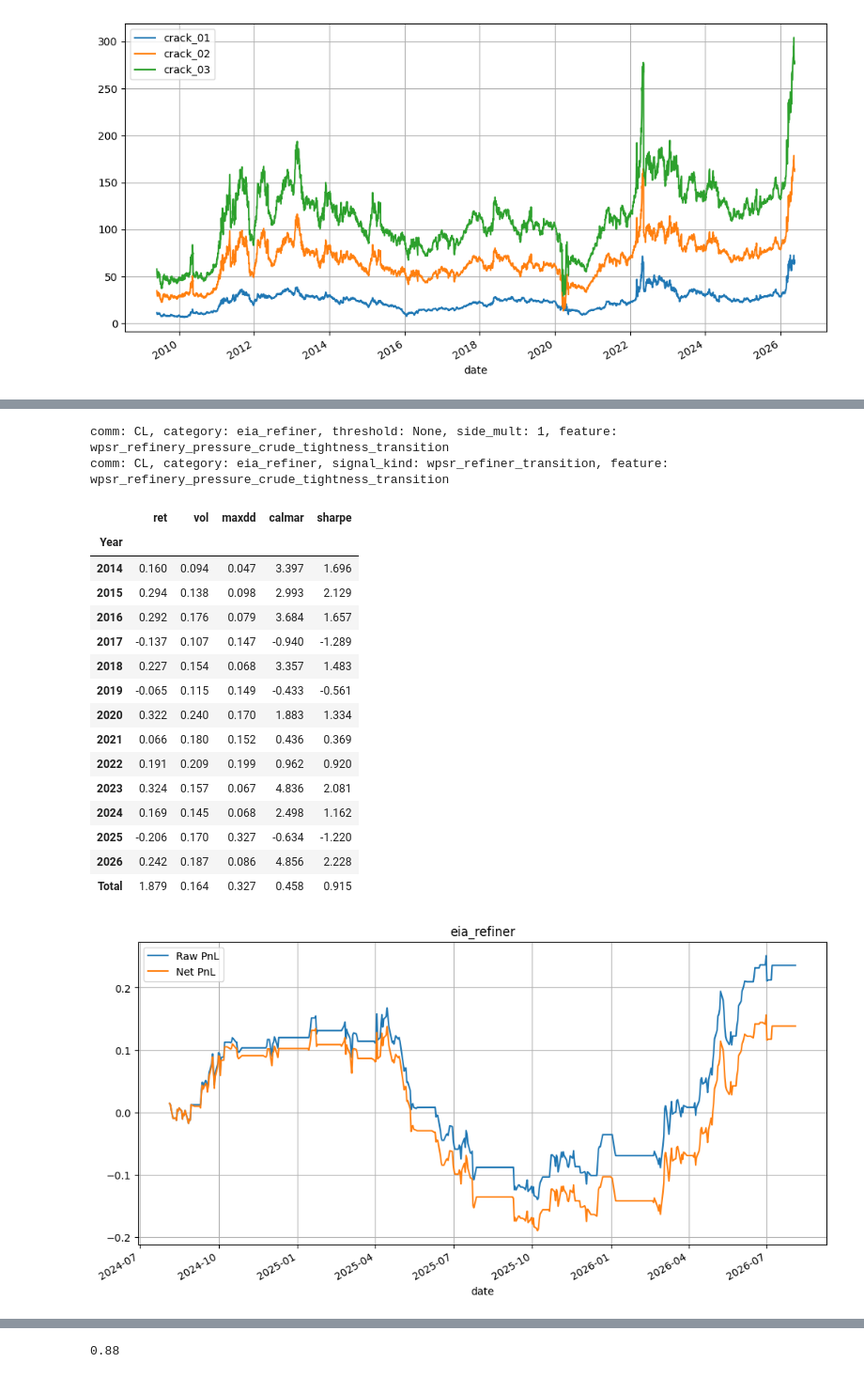
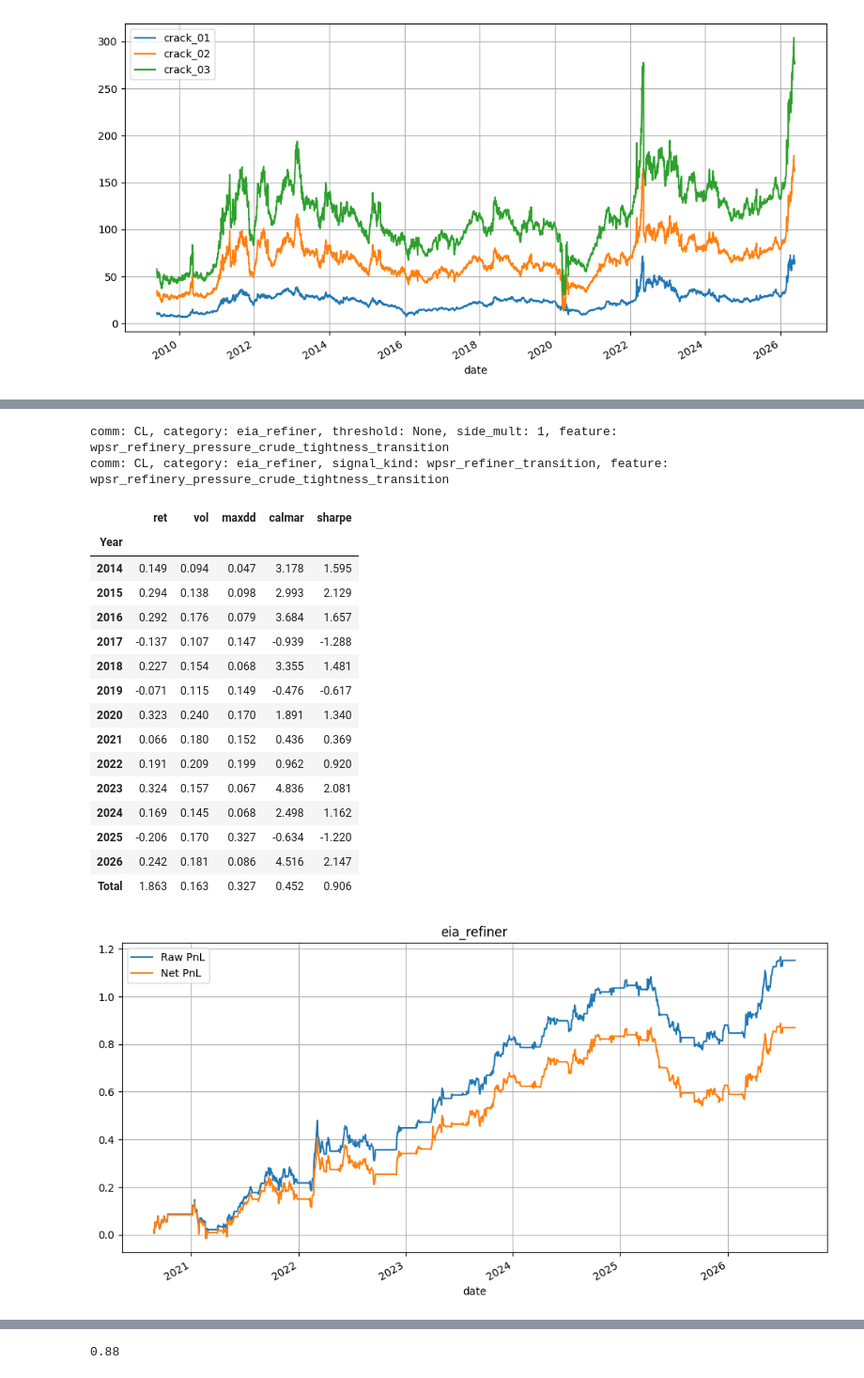
Before and after one commit to chenxu0602/comm-ls, a Jupyter notebook: notebooks/backtest_cl.ipynb, the cells around one changed output, grey strips where cells are left out. Shown at 94% size. Saved outputs shown, nothing was run; the diff lists cells and outputs as text; code cells hidden in the pictures.

```diff
--- a/notebooks/backtest_cl.ipynb
+++ b/notebooks/backtest_cl.ipynb
@@ -28,6 +30,7 @@ SLEEVE_CONFIG = {
         "tickers": ["DINO", "DK", "PBF"],
         # "tickers": ["DINO", "DK"],
         "feature": "front_third_annualized_carry_chg_21d",
+        # 'feature': 'front_third_annualized_carry_same_contract_chg_21d',
         "threshold": 0.01,
         "side_mult": 1,
         "mode": "fixed_hold",
@@ -85,11 +88,13 @@ SLEEVE_CONFIG = {
         "mode": "sign",
         "hold_days": None,
         "weights": {"FTI": 0.25, "OII": 0.25, "SLB": 0.25, "HAL": 0.25},
-        # "weights": {"FTI": 0.0, "OII": 0.0, "SLB": 0.5, "HAL": 0.5},
+        # "weights": {"FTI": 0.5, "OII": 0.5, "SLB": 0.0, "HAL": 0.0},
     },
     "shipping": {
         "tickers": ["DHT", "FRO", "TNK", "STNG", "INSW"],
-        'feature': 'carry',
+        # 'feature': 'carry',
+        # "threshold": 0.01,
+        'feature': 'calendar_dec_annualized_carry',
         "threshold": 0.01,
         "side_mult": -1,
         "mode": "fixed_hold",
@@ -359,7 +364,11 @@ def load_fut_continuous_data(ticker: str, root=ROOT):
 
 def load_stock_data(ticker, comm="CL", root=ROOT):
     comm = comm.upper()
-    cache_path = root / f"data/cache/feature_return/{comm}-multi_return.parquet"
+    # REFINERY_CRACK is an independent fixed-calendar June-contract
+    # pipeline. M0 roll shadows (_2/_fast) do not change its signal, so
+    # route it explicitly to the current canonical crack cache.
+    effective_suffix = "" if comm == "REFINERY_CRACK" else CACHE_SUFFIX
+    cache_path = root / f"data/cache/feature_return/{comm}-multi_return{effective_suffix}.parquet"
 
     df = pd.read_parquet(cache_path)
     out = df[df["ticker"].eq(ticker)].copy()
@@ -528,14 +537,15 @@ def calc_wpsr_refiner_sig(
         df_ret.loc[df_ret.index >= start_ts],
     )
 # %%
-def shipping_sticky_signal(carry, m0_log_ret_5d):
+def shipping_sticky_signal(carry, m0_log_ret_5d, accel):
     carry = pd.to_numeric(carry, errors="coerce")
     momentum = pd.to_numeric(m0_log_ret_5d, errors="coerce")
     carry_change_20d = carry.diff(20)
 
-    long_entry = (momentum < 0) & (carry < 0)
+    long_entry = (momentum < 0) & (carry < 0) # & (accel > -0.05)
     short_entry = (momentum > 0) & (carry > 0)
     reset_state = carry_change_20d > 0.01
+    # reset_state = carry_change_20d > carry.rolling(20, min_periods=10).std()
     invalid = carry.isna() | momentum.isna()
 
     # Priority: short_entry > reset_state > long_entry
@@ -668,7 +678,8 @@ def calc_sig(
         elif category in ['shipping']:
             carry = df["feature_value__carry"]
             momentum = df["feature_value__front_log_ret_5d_v2"]
-            df["sig"] = shipping_sticky_signal(carry, momentum)
+            accel = df["feature_value__ret_accel_21d_vs_63d_v2"]
+            df["sig"] = shipping_sticky_signal(carry, momentum, accel)
         elif category == 'service':
             vol = df['feature_value'].rolling(60, min_periods=20).std()
             # vol = threshold
@@ -972,7 +983,7 @@ def calc_stats(ds: pd.Series) -> pd.DataFrame:
         'sharpe': sharpes,
     }).set_index('Year').round(3)
 # %%
-target_date = pd.Timestamp("2026-08-04")
+target_date = pd.Timestamp("2026-08-19")
 # %%
 crack_results = {}
 
@@ -1102,42 +1113,42 @@ df_eia_refiner, df_eia_refiner_ret = calc_sig(
     comm="CL",
     start="2014-01-01",
     ret_col="residual_return_mktsec_w12m",
 )
 
 delay = SLEEVE_CONFIG["eia_refiner"]["position_delay_sessions"]
 
 df_eia_refiner_pos, df_eia_refiner_target = calc_pos_with_future(df_eia_refiner, [target_date], delay=delay,)
 
 df_eia_refiner_pnl, df_eia_refiner_net = calc_pnl(df_eia_refiner_pos, df_eia_refiner_ret)
 
 pd.DataFrame({
     'Raw PnL': df_eia_refiner_pnl.sum(axis=1),
     'Net PnL': df_eia_refiner_net.sum(axis=1),
-}).iloc[-500:].cumsum().plot(figsize=(12, 6), title='eia_refiner', grid=True)
+}).iloc[-1500:].cumsum().plot(figsize=(12, 6), title='eia_refiner', grid=True)
 
 df_eia_refiner_net.to_csv('sim_results/eia_refiner.csv', index=True)
 
 calc_stats(df_eia_refiner_net.loc["2014-01-01":].sum(axis=1))
 # %% [output]
 comm: CL, category: eia_refiner, threshold: None, side_mult: 1, feature: wpsr_refinery_pressure_crude_tightness_transition
 comm: CL, category: eia_refiner, signal_kind: wpsr_refiner_transition, feature: wpsr_refinery_pressure_crude_tightness_transition
 |  | ret | vol | maxdd | calmar | sharpe |
 | Year |  |  |  |  |  |
-| 2014 | 0.160 | 0.094 | 0.047 | 3.397 | 1.696 |
+| 2014 | 0.149 | 0.094 | 0.047 | 3.178 | 1.595 |
 | 2015 | 0.294 | 0.138 | 0.098 | 2.993 | 2.129 |
 | 2016 | 0.292 | 0.176 | 0.079 | 3.684 | 1.657 |
-| 2017 | -0.137 | 0.107 | 0.147 | -0.940 | -1.289 |
-| 2018 | 0.227 | 0.154 | 0.068 | 3.357 | 1.483 |
-| 2019 | -0.065 | 0.115 | 0.149 | -0.433 | -0.561 |
-| 2020 | 0.322 | 0.240 | 0.170 | 1.883 | 1.334 |
+| 2017 | -0.137 | 0.107 | 0.147 | -0.939 | -1.288 |
+| 2018 | 0.227 | 0.154 | 0.068 | 3.355 | 1.481 |
+| 2019 | -0.071 | 0.115 | 0.149 | -0.476 | -0.617 |
+| 2020 | 0.323 | 0.240 | 0.170 | 1.891 | 1.340 |
 | 2021 | 0.066 | 0.180 | 0.152 | 0.436 | 0.369 |
 | 2022 | 0.191 | 0.209 | 0.199 | 0.962 | 0.920 |
 | 2023 | 0.324 | 0.157 | 0.067 | 4.836 | 2.081 |
 | 2024 | 0.169 | 0.145 | 0.068 | 2.498 | 1.162 |
 | 2025 | -0.206 | 0.170 | 0.327 | -0.634 | -1.220 |
-| 2026 | 0.242 | 0.187 | 0.086 | 4.856 | 2.228 |
-| Total | 1.879 | 0.164 | 0.327 | 0.458 | 0.915 |
+| 2026 | 0.242 | 0.181 | 0.086 | 4.516 | 2.147 |
+| Total | 1.863 | 0.163 | 0.327 | 0.452 | 0.906 |
-[figure, old version]
+[figure, new version]
 # %%
 df_psx_ref, df_ret = calc_sig('psx_ref', 'CL')
 
```
Also changed, not shown: parts of 18 cells of this notebook, 27 other files.
